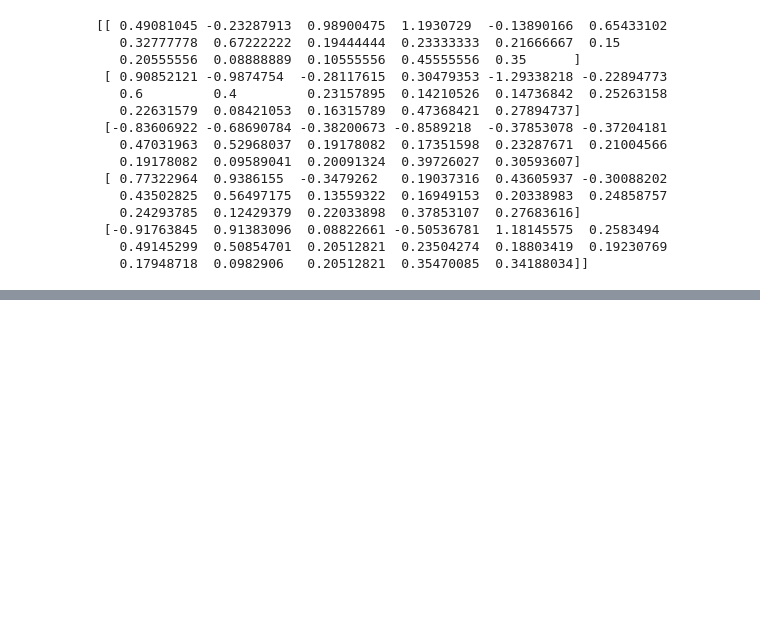
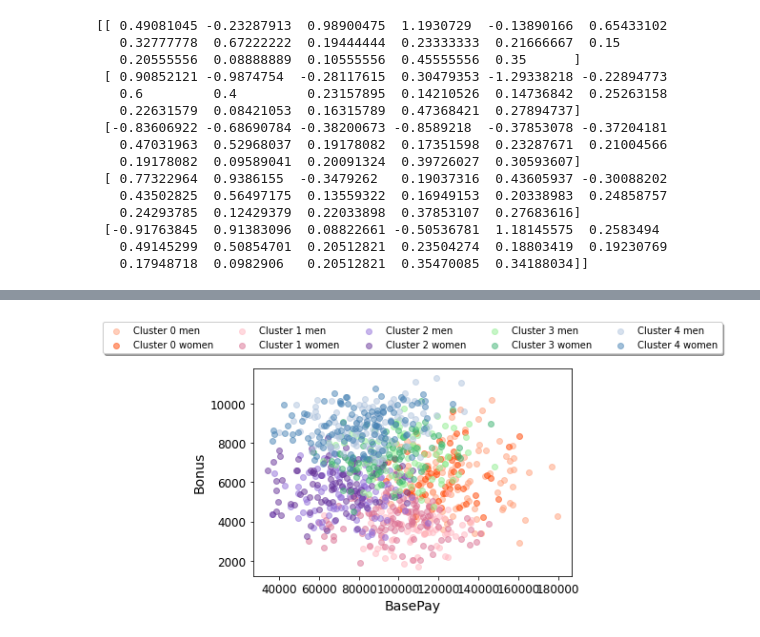
Before and after one commit to parulgo7/GHH22_EmployeeEmpowerment, a Jupyter notebook: GirlsHooCodeHackathonProject.ipynb, the cells around one changed output, grey strips where cells are left out. Drawn from its saved outputs; the diff is of its cells as text; code cells hidden in the pictures; blank space fills up the shorter version.

```diff
--- a/GirlsHooCodeHackathonProject.ipynb
+++ b/GirlsHooCodeHackathonProject.ipynb
@@ -389,0 +412,4 @@ Bonus        6188.888889         1379.881955
+# %%
+graph_features("BasePay", "Bonus")
+# %% [output]
+[figure, added]
```
Also changed, not shown: parts of 7 cells of this notebook.
